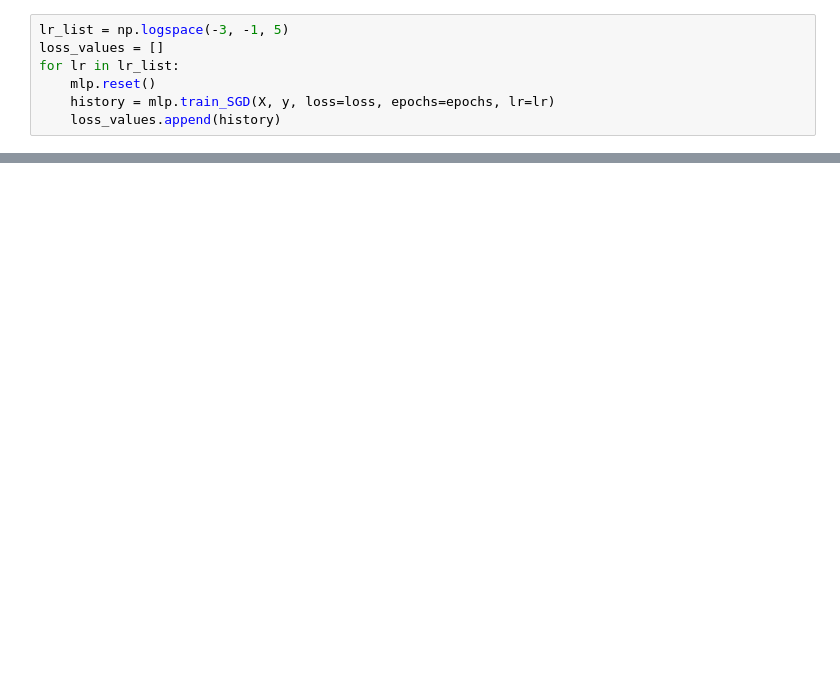
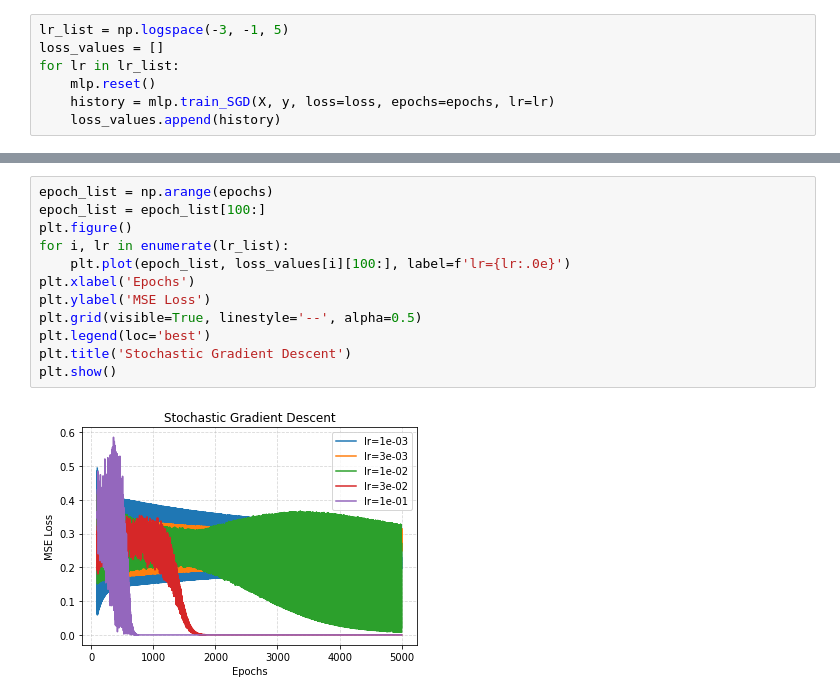
Before and after one commit to aperezwinter/deepLearning, a Jupyter notebook: uba_ceia/assignments/XOR_red_neuronal.ipynb, the cells around one changed output, grey strips where cells are left out. Drawn from its saved outputs; the diff is of its cells as text; blank space fills up the shorter version.

```diff
--- a/uba_ceia/assignments/XOR_red_neuronal.ipynb
+++ b/uba_ceia/assignments/XOR_red_neuronal.ipynb
@@ -154,0 +155,14 @@ plt.show()
+# %%
+epoch_list = np.arange(epochs)
+epoch_list = epoch_list[100:]
+plt.figure()
+for i, lr in enumerate(lr_list):
+    plt.plot(epoch_list, loss_values[i][100:], label=f'lr={lr:.0e}')
+plt.xlabel('Epochs')
+plt.ylabel('MSE Loss')
+plt.grid(visible=True, linestyle='--', alpha=0.5)
+plt.legend(loc='best')
+plt.title('Stochastic Gradient Descent')
+plt.show()
+# %% [output]
+[figure, added]
```
Also changed, not shown: parts of 12 cells of this notebook, 4 other files.
